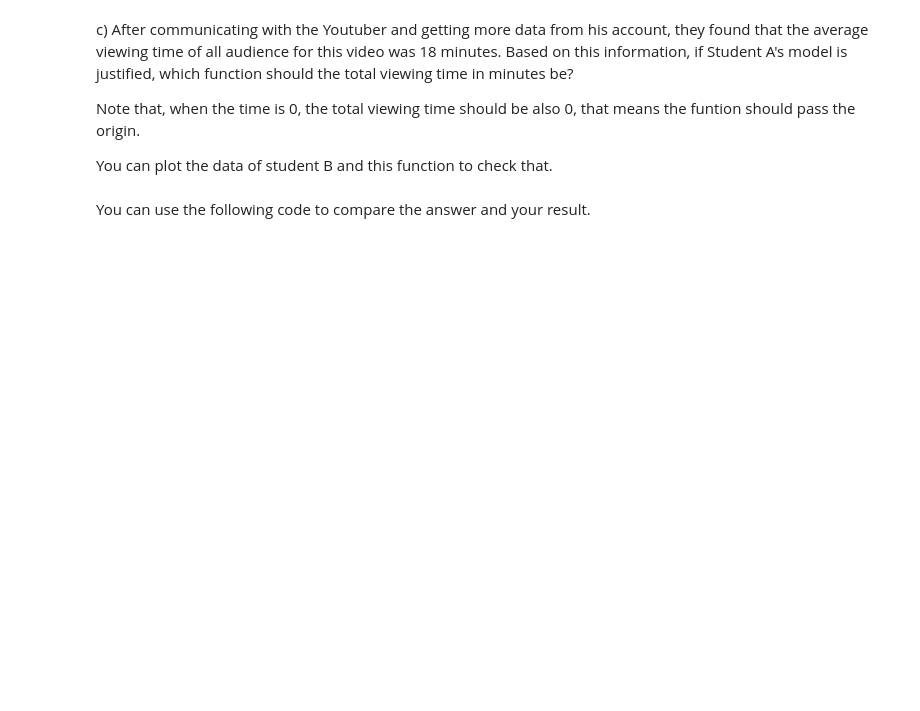
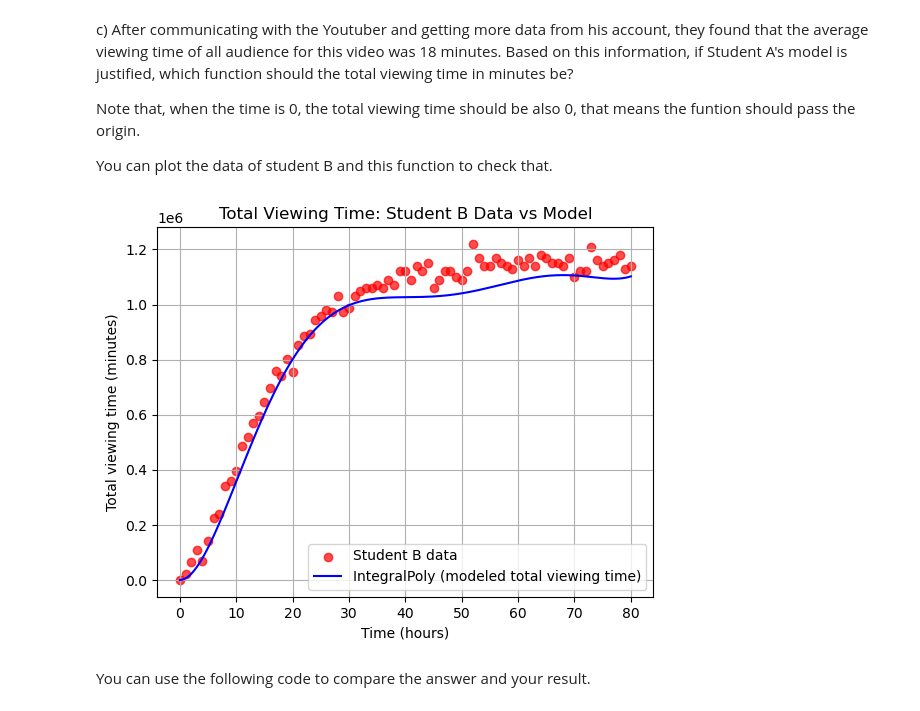
Before and after one commit to Isar-K/computational-thinking-week-individual-15367312, a Jupyter notebook: challenge_calculus/Review_Calculus.ipynb, the cells around one changed output. Drawn from its saved outputs; the diff is of its cells as text; code cells hidden in the pictures; blank space fills up the shorter version.

```diff
--- a/challenge_calculus/Review_Calculus.ipynb
+++ b/challenge_calculus/Review_Calculus.ipynb
@@ -74,10 +128,42 @@ Note that, when the time is 0, the total viewing time should be also 0, that mea
 
 You can plot the data of student B and this function to check that.
 # %%
+
+# Function for total viewing time based on Student A's clicks
 def IntegralPoly(x):
-    # TO DO
-    pass
-    return # TO DO
+    result = (
+        (7.98e-5 / 6) * x**6
+        - (1.80e-2 / 5) * x**5
+        + (1.48 / 4) * x**4
+        - (52.5 / 3) * x**3
+        + (680 / 2) * x**2
+    )
+    # Multiply by average viewing time per click (18 min)
+    return 18 * result
+
+# Overlay plot of Student B data and IntegralPoly function
+def plot_total_viewing_time_comparison(csv_file='data_student_B.csv'):
+    data = np.genfromtxt(csv_file, delimiter=',', skip_header=1, dtype=float)
+    time_B = data[:, 0]        # first column
+    total_time_B = data[:, 1]  # second column
+
+    x_vals = np.linspace(min(time_B), max(time_B), 500)
+    integral_vals = IntegralPoly(x_vals)
+
+    # Plot both
+    plt.scatter(time_B, total_time_B, color='red', label='Student B data', alpha=0.7)
+    plt.plot(x_vals, integral_vals, color='blue', label='IntegralPoly (modeled total viewing time)')
+    plt.xlabel('Time (hours)')
+    plt.ylabel('Total viewing time (minutes)')
+    plt.title('Total Viewing Time: Student B Data vs Model')
+    plt.grid(True)
+    plt.legend()
+    plt.show()
+
+
+plot_total_viewing_time_comparison()
+# %% [output]
+[figure, added]
 # %% [markdown]
 You can use the following code to compare the answer and your result.
 # %%
```
Also changed, not shown: parts of 13 cells of this notebook.
